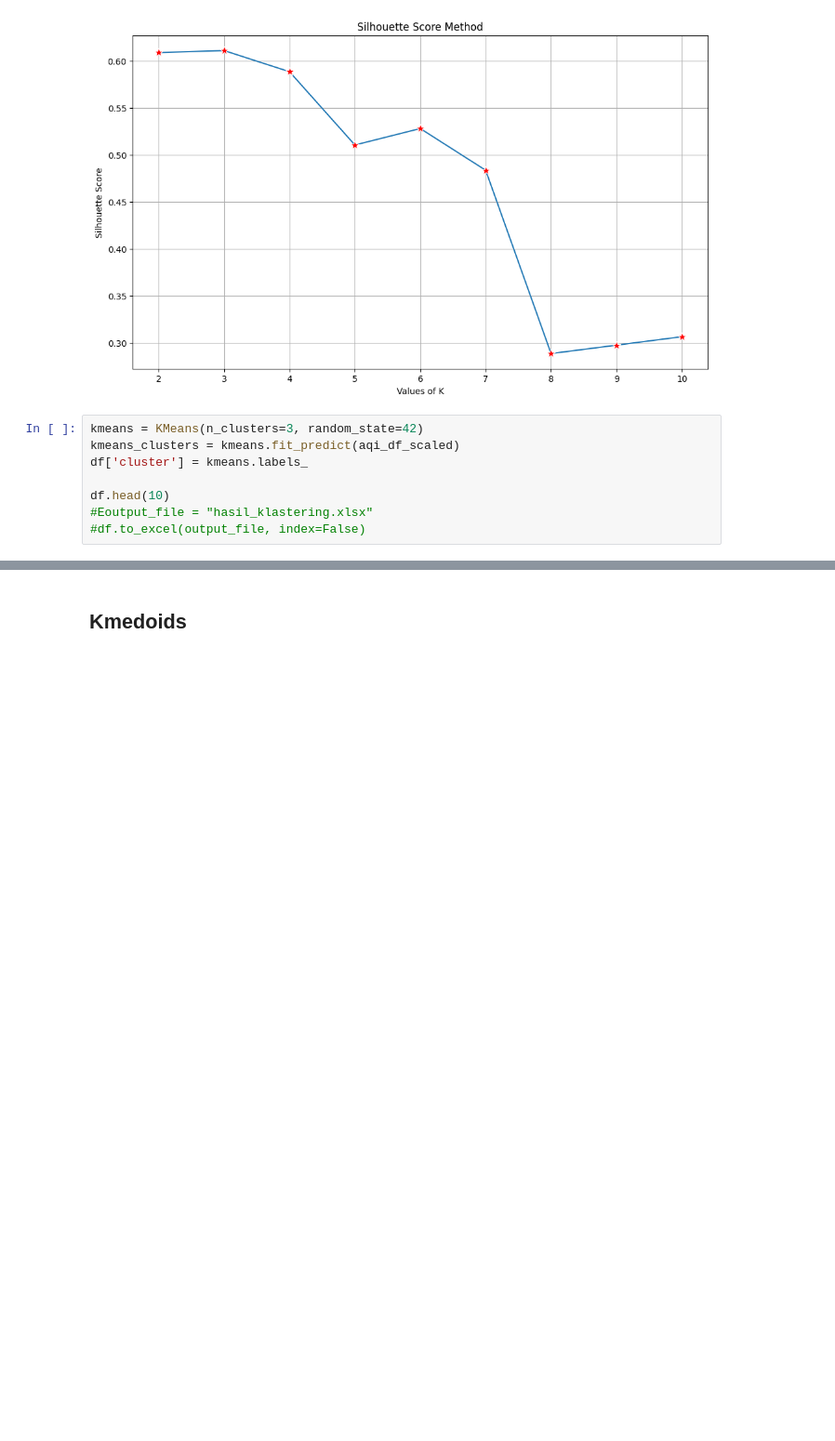
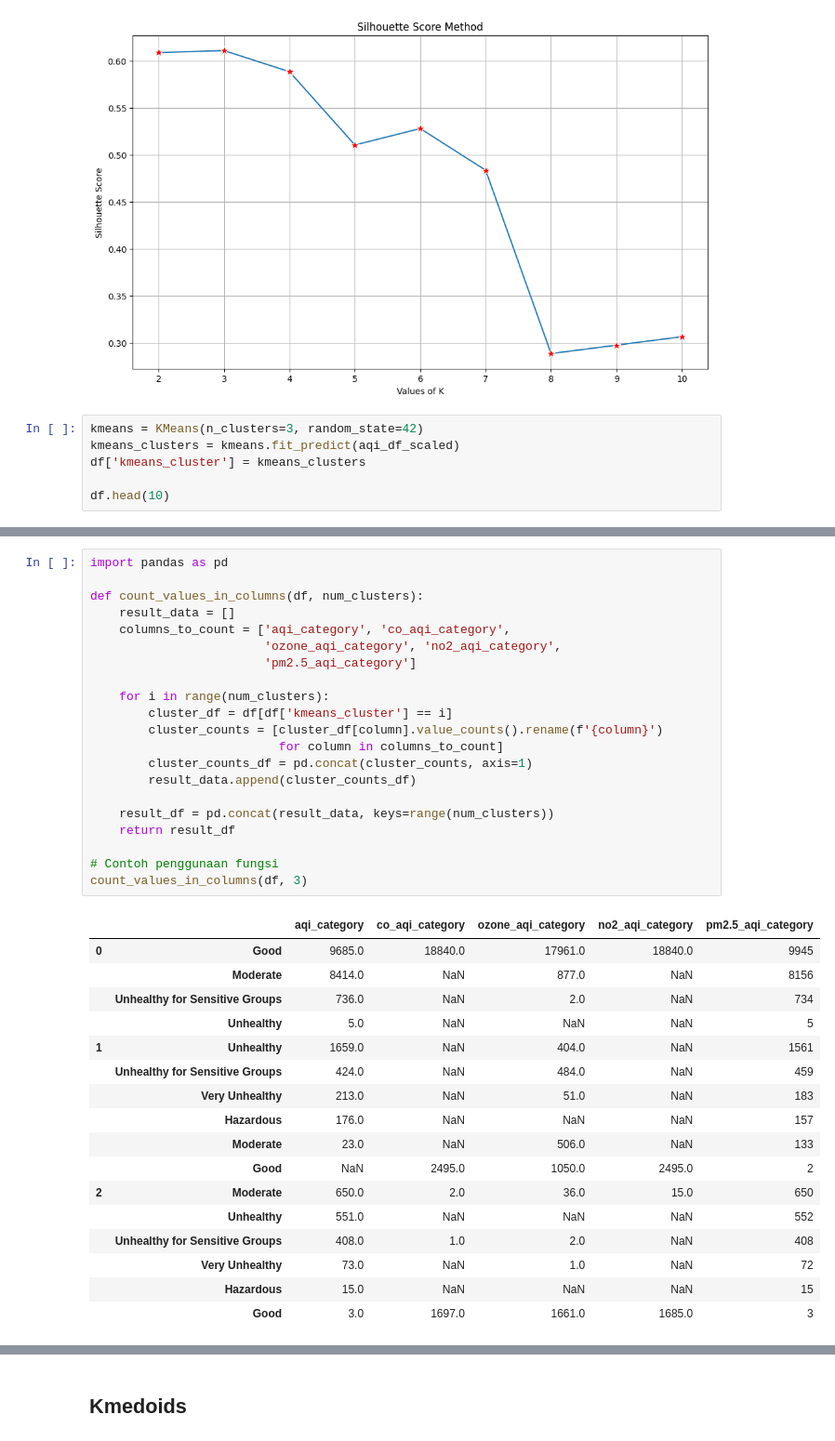
Before and after one commit to yudhamyn/PROJECT-AKHIR, a Jupyter notebook: agustina/Modeling_global_air_polution.ipynb, the cells around one changed output, grey strips where cells are left out. Shown at 93% size. Cells and saved outputs as stored; diff of their text form; blank space fills up the shorter version.

Commit message:
4 model klastering

```diff
--- a/agustina/kmeans_kmedoids_global_air_polution.ipynb
+++ b/agustina/Modeling_global_air_polution.ipynb
@@ -547,11 +556,9 @@ plt.show();
 # %%
 kmeans = KMeans(n_clusters=3, random_state=42)
 kmeans_clusters = kmeans.fit_predict(aqi_df_scaled)
-df['cluster'] = kmeans.labels_
+df['kmeans_cluster'] = kmeans_clusters
 
 df.head(10)
-#Eoutput_file = "hasil_klastering.xlsx"
-#df.to_excel(output_file, index=False)
 # %% [output]
 |  | country_name | city_name | aqi_value | aqi_category | co_aqi_value\t | co_aqi_category | ozone_aqi_value | ... |
 | 0 | Russian Federation | Praskoveya | 51 | Moderate | 1 | Good | 36 | ... |
@@ -564,3 +571,42 @@ df.head(10)
 | 7 | Belgium | Puurs | 64 | Moderate | 1 | Good | 29 | ... |
 | 8 | Russian Federation | Pyatigorsk | 54 | Moderate | 1 | Good | 41 | ... |
 | 9 | Egypt | Qalyub | 142 | Unhealthy for Sensitive Groups | 3 | Good | 89 | ... |
+# %%
+import pandas as pd
+
+def count_values_in_columns(df, num_clusters):
+    result_data = []
+    columns_to_count = ['aqi_category', 'co_aqi_category',
+                        'ozone_aqi_category', 'no2_aqi_category',
+                        'pm2.5_aqi_category']
+
+    for i in range(num_clusters):
+        cluster_df = df[df['kmeans_cluster'] == i]
+        cluster_counts = [cluster_df[column].value_counts().rename(f'{column}')
+                          for column in columns_to_count]
+        cluster_counts_df = pd.concat(cluster_counts, axis=1)
+        result_data.append(cluster_counts_df)
+
+    result_df = pd.concat(result_data, keys=range(num_clusters))
+    return result_df
+
+# Contoh penggunaan fungsi
+count_values_in_columns(df, 3)
+# %% [output]
+|  |  | aqi_category | co_aqi_category | ozone_aqi_category | no2_aqi_category | pm2.5_aqi_category |
+| 0 | Good | 9685.0 | 18840.0 | 17961.0 | 18840.0 | 9945 |
+|  | Moderate | 8414.0 | NaN | 877.0 | NaN | 8156 |
+|  | Unhealthy for Sensitive Groups | 736.0 | NaN | 2.0 | NaN | 734 |
+|  | Unhealthy | 5.0 | NaN | NaN | NaN | 5 |
+| 1 | Unhealthy | 1659.0 | NaN | 404.0 | NaN | 1561 |
+|  | Unhealthy for Sensitive Groups | 424.0 | NaN | 484.0 | NaN | 459 |
+|  | Very Unhealthy | 213.0 | NaN | 51.0 | NaN | 183 |
+|  | Hazardous | 176.0 | NaN | NaN | NaN | 157 |
+|  | Moderate | 23.0 | NaN | 506.0 | NaN | 133 |
+|  | Good | NaN | 2495.0 | 1050.0 | 2495.0 | 2 |
+| 2 | Moderate | 650.0 | 2.0 | 36.0 | 15.0 | 650 |
+|  | Unhealthy | 551.0 | NaN | NaN | NaN | 552 |
+|  | Unhealthy for Sensitive Groups | 408.0 | 1.0 | 2.0 | NaN | 408 |
+|  | Very Unhealthy | 73.0 | NaN | 1.0 | NaN | 72 |
+|  | Hazardous | 15.0 | NaN | NaN | NaN | 15 |
+|  | Good | 3.0 | 1697.0 | 1661.0 | 1685.0 | 3 |
```
Also changed, not shown: parts of 22 cells of this notebook, 2 other files.
